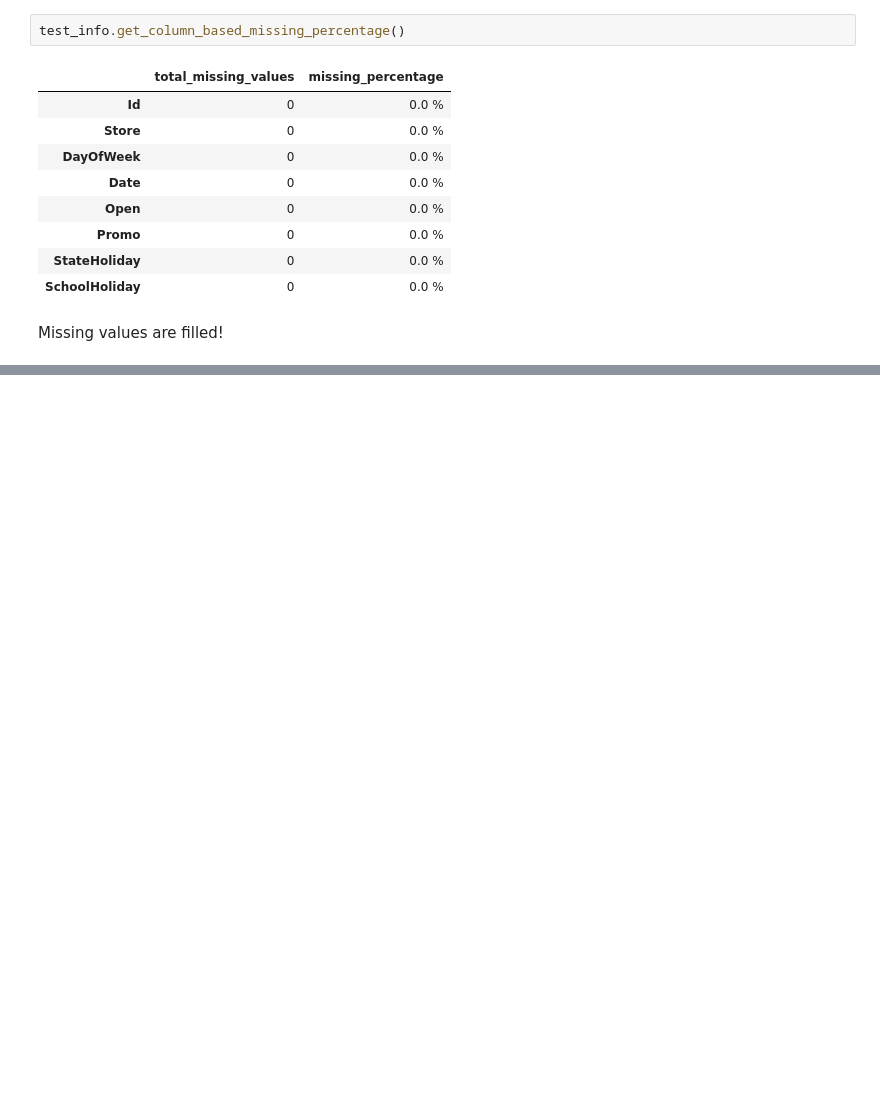
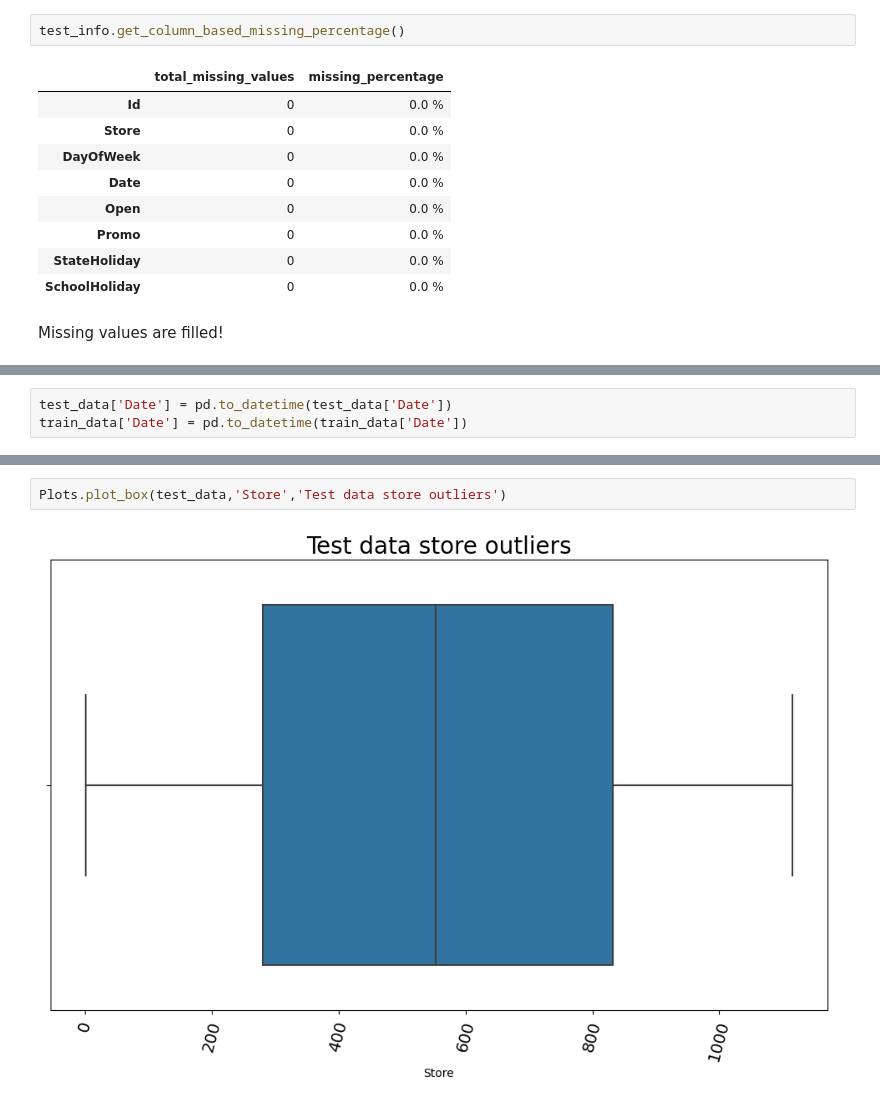
Before and after one commit to nahomHmichael/Rossman-Pharmaceutical-Sales-Pridiction, a Jupyter notebook: notebooks/data_cleaning.ipynb, the cells around one changed output, grey strips where cells are left out. Drawn from its saved outputs; the diff is of its cells as text; blank space fills up the shorter version.

```diff
--- a/notebooks/data_cleaning.ipynb
+++ b/notebooks/data_cleaning.ipynb
@@ -216,0 +259,3 @@ Missing values are filled!
+# %%
+test_data['Date'] = pd.to_datetime(test_data['Date'])
+train_data['Date'] = pd.to_datetime(train_data['Date'])
@@ -216,0 +316,4 @@ Missing values are filled!
+# %%
+Plots.plot_box(test_data,'Store','Test data store outliers')
+# %% [output]
+[figure, added]
```
Also changed, not shown: parts of 19 cells of this notebook, 2 other files.
